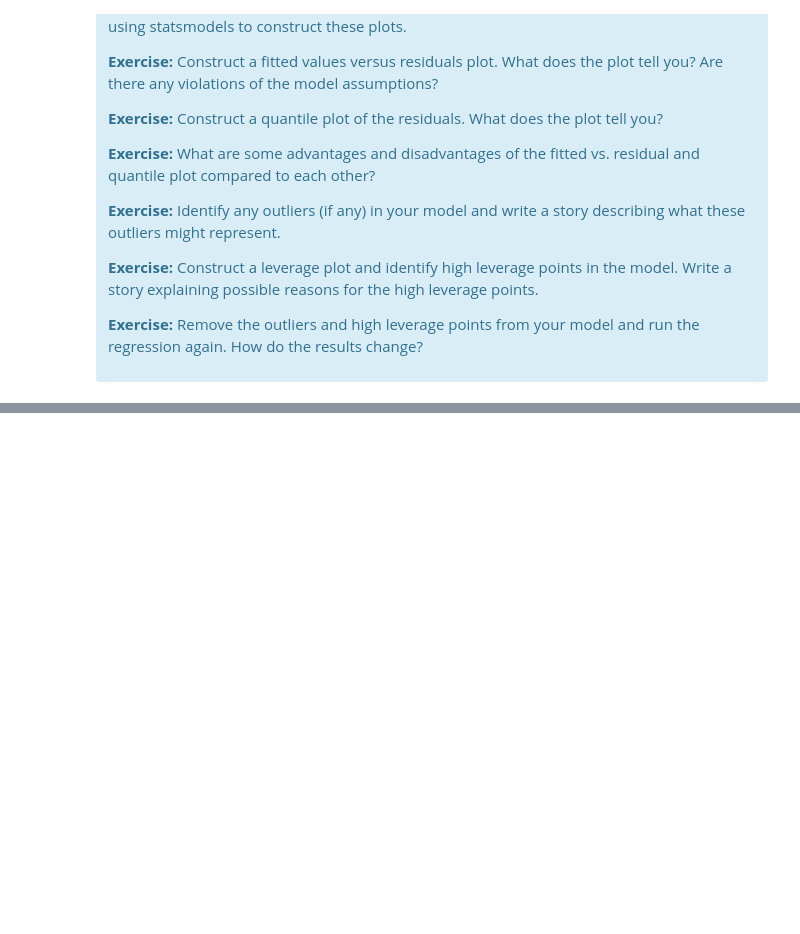
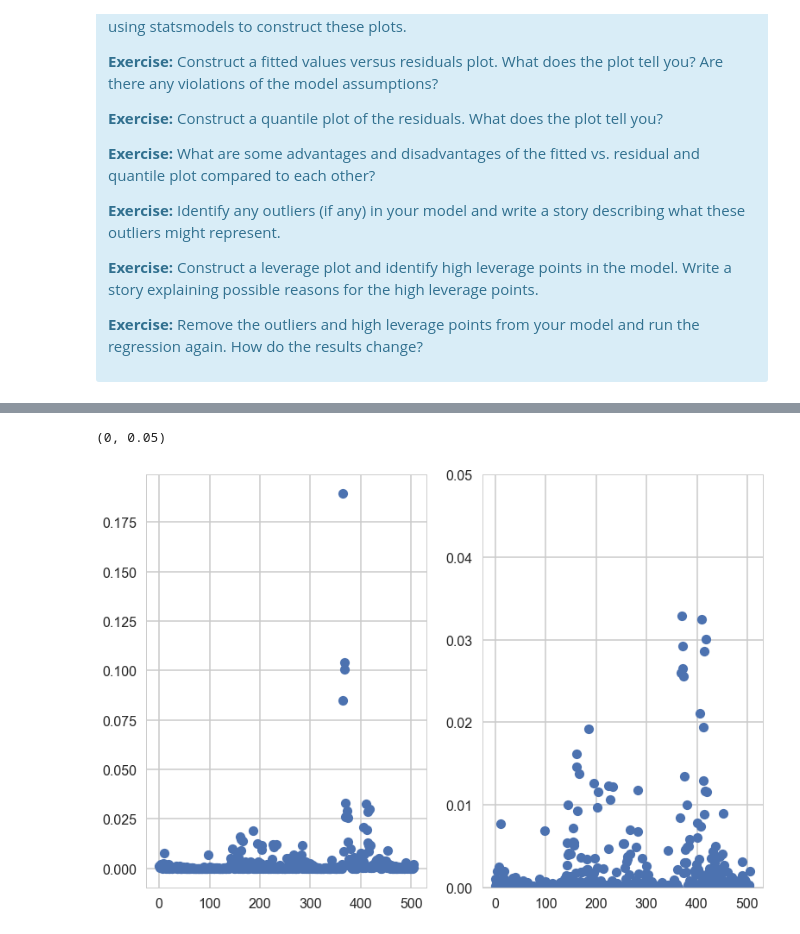
Before and after one commit to JCardenasRdz/SpringBoard, a Jupyter notebook: Projects/15_Linear_Regression/Mini_Project_Linear_Regression_Solution.ipynb, the cells around one changed output, grey strips where cells are left out. Cells and saved outputs as stored; diff of their text form; code cells hidden in the pictures; blank space fills up the shorter version.

```diff
--- a/Projects/15_Linear_Regression/Mini_Project_Linear_Regression_Solution.ipynb
+++ b/Projects/15_Linear_Regression/Mini_Project_Linear_Regression_Solution.ipynb
@@ -849,0 +1001,10 @@ There are some other issues that are important investigate with linear regressio
+# %%
+influence = fitted.get_influence()
+#c is the distance and p is p-value
+(c, p) = influence.cooks_distance
+#plt.stem(np.arange(len(c)), c, markerfmt=",")
+plt.subplot(1,2,1); plt.plot(c,'o')
+plt.subplot(1,2,2); plt.plot(c,'o'); plt.ylim(ymin=0,ymax=0.05)
+# %% [output]
+(0, 0.05)
+[figure, added]
```
Also changed, not shown: parts of 20 cells of this notebook.
